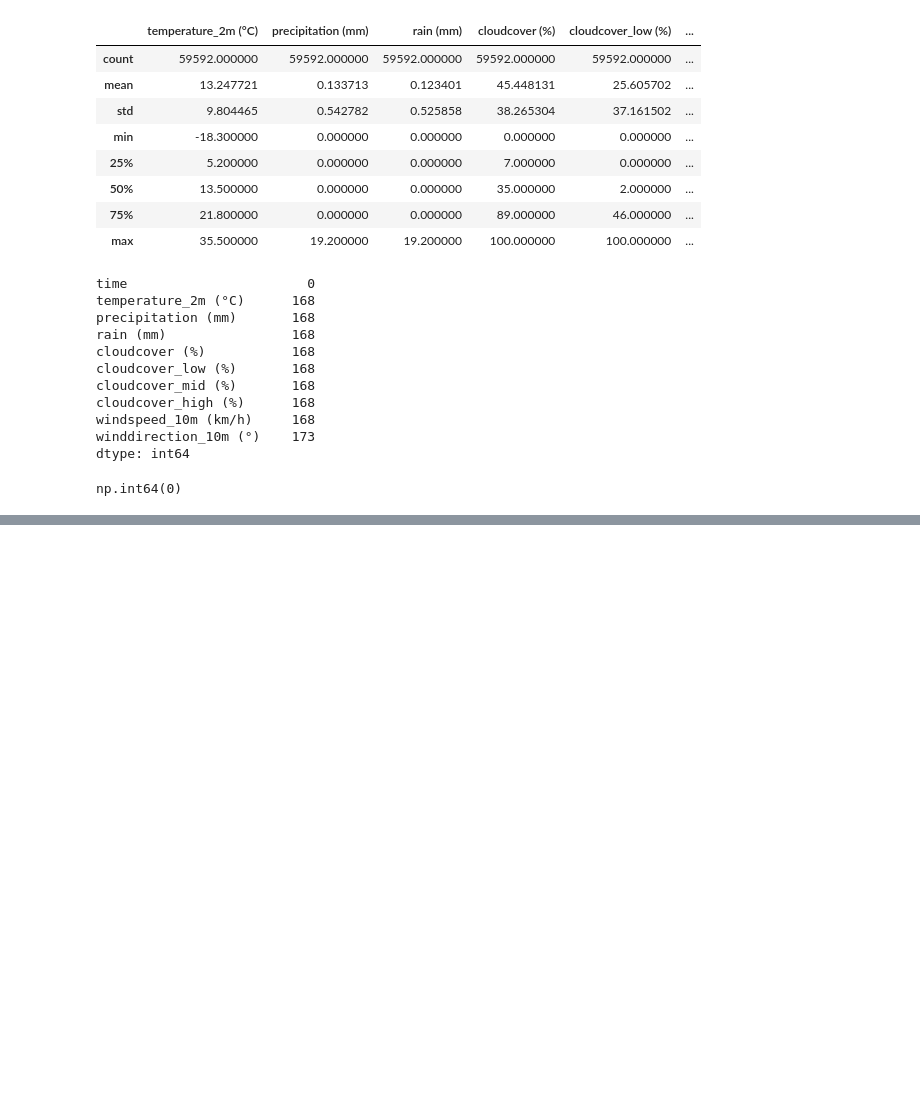
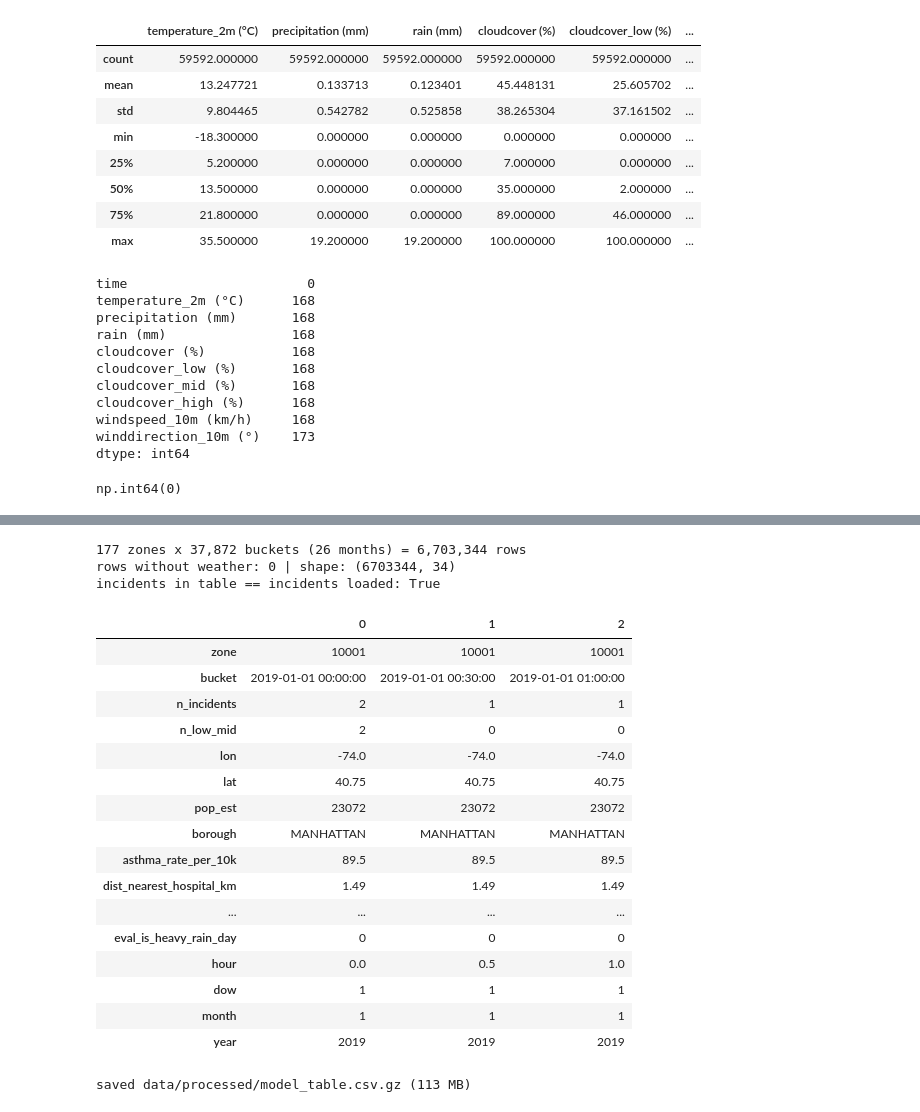
Before and after one commit to Mellerayba/Team-Grease-IBMZDatathon2026, a Jupyter notebook: notebooks/DarraghC.ipynb, the cells around one changed output, grey strips where cells are left out. Saved outputs shown, nothing was run; the diff lists cells and outputs as text; code cells hidden in the pictures; blank space fills up the shorter version.

```diff
--- a/notebooks/DarraghC.ipynb
+++ b/notebooks/DarraghC.ipynb
@@ -72,0 +607,53 @@ np.int64(0)
+# %%
+inc_z = inc_out.assign(bucket=inc_out.incident_datetime.dt.floor("30min"))
+months = sorted(inc_z.incident_datetime.dt.to_period("M").unique())
+buckets = pd.DatetimeIndex(np.concatenate([pd.date_range(mo.start_time, mo.end_time.floor("30min"), freq="30min") for mo in months]))
+zone_ids = sorted(inc_z.zone.unique())
+idx = pd.MultiIndex.from_product([zone_ids, buckets], names=["zone", "bucket"])
+print(f"{len(zone_ids)} zones x {len(buckets):,} buckets ({len(months)} months) = {len(idx):,} rows")
+
+all_ct = inc_z.groupby(["zone", "bucket"], observed=True).size().reindex(idx, fill_value=0)
+low_mid = inc_z[inc_z.acuity.isin(["mid(4-6)", "low(7-8)"])].groupby(["zone", "bucket"], observed=True).size().reindex(idx, fill_value=0)
+table = pd.DataFrame({"n_incidents": all_ct.values.astype("int16"), "n_low_mid": low_mid.values.astype("int16")}, index=idx).reset_index()
+
+# zone context: the zone-level table built in section 10 (borough, asthma, Census, access to hospitals)
+zone_info = zone_context.drop(columns=["label"])
+table = table.merge(zone_info, on="zone", how="left").merge(wx, on="bucket", how="left")
+
+t = table.bucket
+table["hour"] = (t.dt.hour + t.dt.minute / 60).astype("float32"); table["dow"] = t.dt.dayofweek.astype("int8")
+table["month"] = t.dt.month.astype("int8"); table["year"] = t.dt.year.astype("int16")
+for c in table.select_dtypes("float64").columns:
+    table[c] = table[c].astype("float32").round(2)
+table["zone"] = table.zone.astype("string")
+
+print("rows without weather:", int(table.temp_c.isna().sum()), "| shape:", table.shape)
+print("incidents in table == incidents loaded:", int(table.n_incidents.sum()) == len(inc_out))
+table.head(3).T
+# %% [output]
+177 zones x 37,872 buckets (26 months) = 6,703,344 rows
+rows without weather: 0 | shape: (6703344, 34)
+incidents in table == incidents loaded: True
+|  | 0 | 1 | 2 |
+| zone | 10001 | 10001 | 10001 |
+| bucket | 2019-01-01 00:00:00 | 2019-01-01 00:30:00 | 2019-01-01 01:00:00 |
+| n_incidents | 2 | 1 | 1 |
+| n_low_mid | 2 | 0 | 0 |
+| lon | -74.0 | -74.0 | -74.0 |
+| lat | 40.75 | 40.75 | 40.75 |
+| pop_est | 23072 | 23072 | 23072 |
+| borough | MANHATTAN | MANHATTAN | MANHATTAN |
+| asthma_rate_per_10k | 89.5 | 89.5 | 89.5 |
+| dist_nearest_hospital_km | 1.49 | 1.49 | 1.49 |
+| ... | ... | ... | ... |
+| eval_is_heavy_rain_day | 0 | 0 | 0 |
+| hour | 0.0 | 0.5 | 1.0 |
+| dow | 1 | 1 | 1 |
+| month | 1 | 1 | 1 |
+| year | 2019 | 2019 | 2019 |
+# %%
+OUT = PROCESSED / "model_table.csv.gz"
+table.to_csv(OUT, index=False, compression={"method": "gzip", "compresslevel": 1})
+print("saved", OUT, f"({OUT.stat().st_size / 1e6:.0f} MB)")
+# %% [output]
+saved data/processed/model_table.csv.gz (113 MB)
```
Also changed, not shown: parts of 36 cells of this notebook, 24 other files.
